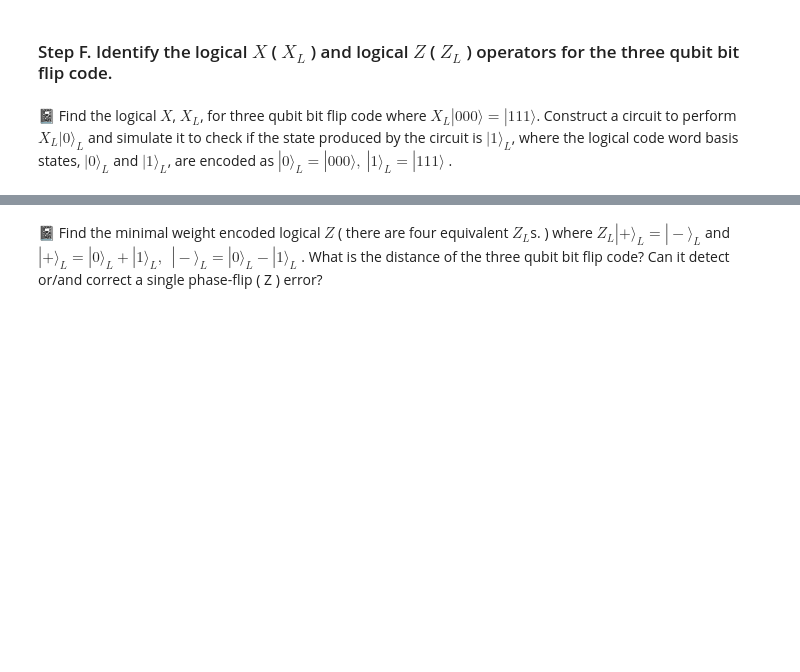
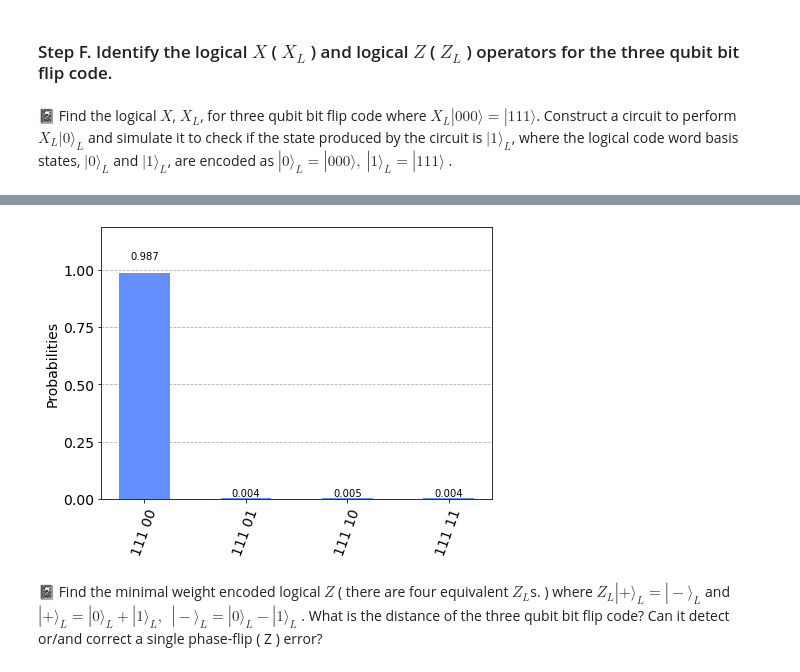
Before and after one commit to jmamczynska/QiskitLabs, a Jupyter notebook: Lab08_QEC.ipynb, the cells around one changed output, grey strips where cells are left out. Drawn from its saved outputs; the diff is of its cells as text; code cells hidden in the pictures; blank space fills up the shorter version.

```diff
--- a/Lab08_QEC.ipynb
+++ b/Lab08_QEC.ipynb
@@ -186,3 +239,10 @@ print(bits_out)
+# %%
+# run the circuit with the noise model and extract the counts
+qobj = assemble(qc_000)
+counts = aer_sim.run(qobj, noise_model=noise_model).result().get_counts()
+plot_histogram(counts)
+# %% [output]
+[figure, added]
 # %% [markdown]
 &#128211; Find the minimal weight encoded logical $Z$ ( there are four equivalent $Z_{L}$s. ) where $Z_{L}|+\rangle_{L} = |-\rangle_{L}$ and $|+\rangle_{L} = |0\rangle_{L} + |1\rangle_{L}, ~~ |-\rangle_{L} = |0\rangle_{L} - |1\rangle_{L}$ . What is the distance of the three qubit bit flip code? Can it detect or/and correct a single phase-flip ( Z ) error?
 # %% [markdown]
```
Also changed, not shown: parts of 8 cells of this notebook, 1 other file.
